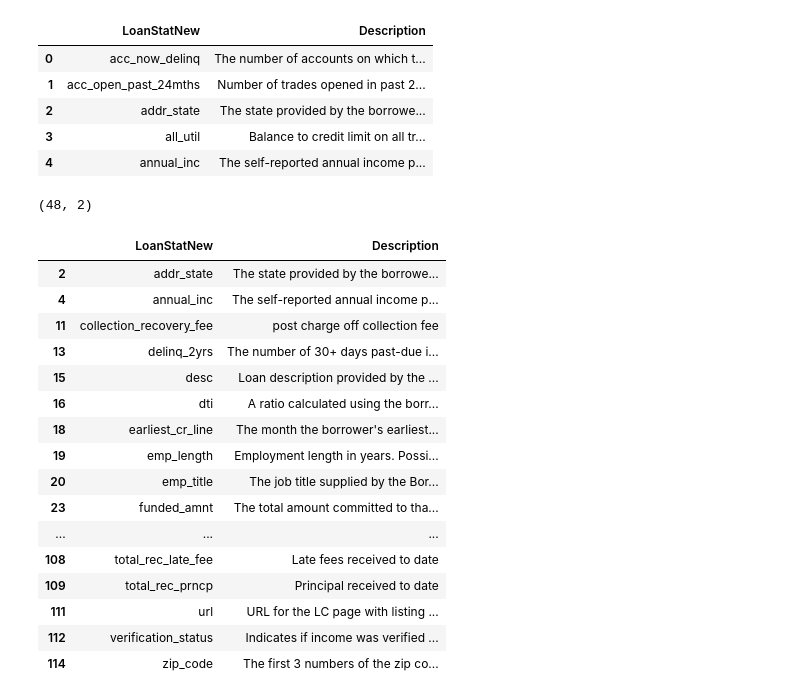
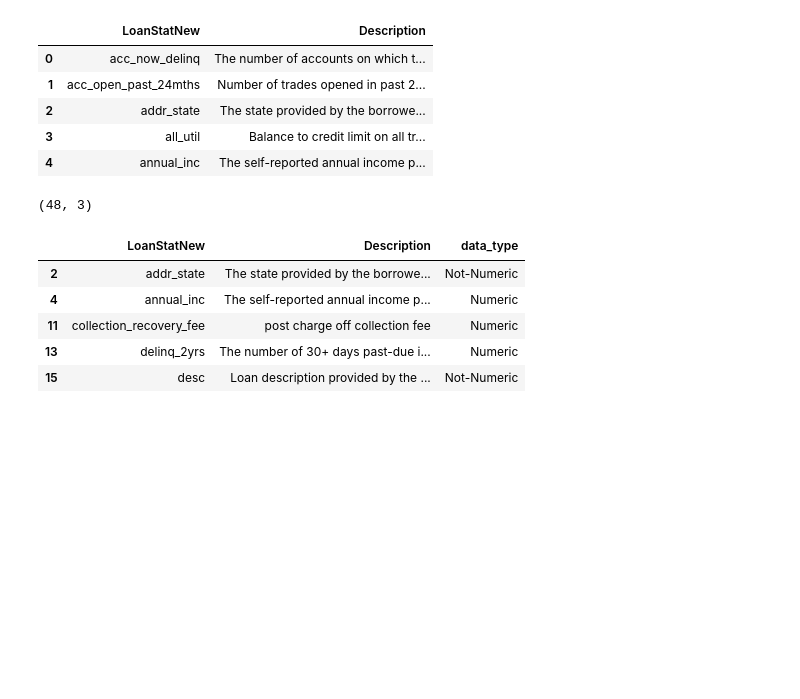
Before and after one commit to saneshashank/course2-GP1, a Jupyter notebook: loan_EDA.ipynb, the cells around one changed output. Cells and saved outputs as stored; diff of their text form; code cells hidden in the pictures; blank space fills up the shorter version.

```diff
--- a/loan_EDA.ipynb
+++ b/loan_EDA.ipynb
@@ -122,0 +136,10 @@ loan_df.to_csv('loan_df_reduced.csv')
+# %%
+# detecting numeric and non-numeric columns
+cols = loan_df.columns
+num_cols = loan_df._get_numeric_data().columns
+print('List of Numeric columns')
+print(num_cols)
+
+not_num_cols = list(set(cols) - set(num_cols))
+print('Non-Numeric columns')
+print(not_num_cols)
@@ -130,29 +180,21 @@ data_dict.head()
 | 2 | addr_state | The state provided by the borrowe... |
 | 3 | all_util | Balance to credit limit on all tr... |
 | 4 | annual_inc | The self-reported annual income p... |
-# %%
-data_dict_reduced = data_dict.loc[data_dict['LoanStatNew'].isin(loan_df.columns)]
-data_dict_reduced.shape
-# %% [output]
-(48, 2)
-# %%
-data_dict_reduced.to_csv('data_dict_reduced.csv')
-data_dict_reduced
-# %% [output]
-|  | LoanStatNew | Description |
-| 2 | addr_state | The state provided by the borrowe... |
-| 4 | annual_inc | The self-reported annual income p... |
-| 11 | collection_recovery_fee | post charge off collection fee |
-| 13 | delinq_2yrs | The number of 30+ days past-due i... |
-| 15 | desc | Loan description provided by the ... |
-| 16 | dti | A ratio calculated using the borr... |
-| 18 | earliest_cr_line | The month the borrower's earliest... |
-| 19 | emp_length | Employment length in years. Possi... |
-| 20 | emp_title | The job title supplied by the Bor... |
-| 23 | funded_amnt | The total amount committed to tha... |
-| ... | ... | ... |
-| 108 | total_rec_late_fee | Late fees received to date |
-| 109 | total_rec_prncp | Principal received to date |
-| 111 | url | URL for the LC page with listing ... |
-| 112 | verification_status | Indicates if income was verified ... |
-| 114 | zip_code | The first 3 numbers of the zip co... |
+# %%
+# subset data dictionary for the reduced columns in data dictionary
+data_dict_reduced = data_dict.loc[data_dict['LoanStatNew'].isin(loan_df.columns)]
+data_dict_reduced.loc[:,'data_type'] = data_dict_reduced['LoanStatNew'].apply(lambda x: 'Numeric' if x in num_cols else 'Not-Numeric')
+data_dict_reduced.shape
+# %% [output]
+(48, 3)
+# %%
+# write reduced data dictionary to a csv file.
+data_dict_reduced.to_csv('data_dict_reduced.csv')
+data_dict_reduced.head()
+# %% [output]
+|  | LoanStatNew | Description | data_type |
+| 2 | addr_state | The state provided by the borrowe... | Not-Numeric |
+| 4 | annual_inc | The self-reported annual income p... | Numeric |
+| 11 | collection_recovery_fee | post charge off collection fee | Numeric |
+| 13 | delinq_2yrs | The number of 30+ days past-due i... | Numeric |
+| 15 | desc | Loan description provided by the ... | Not-Numeric |
```
Also changed, not shown: parts of 16 cells of this notebook.
